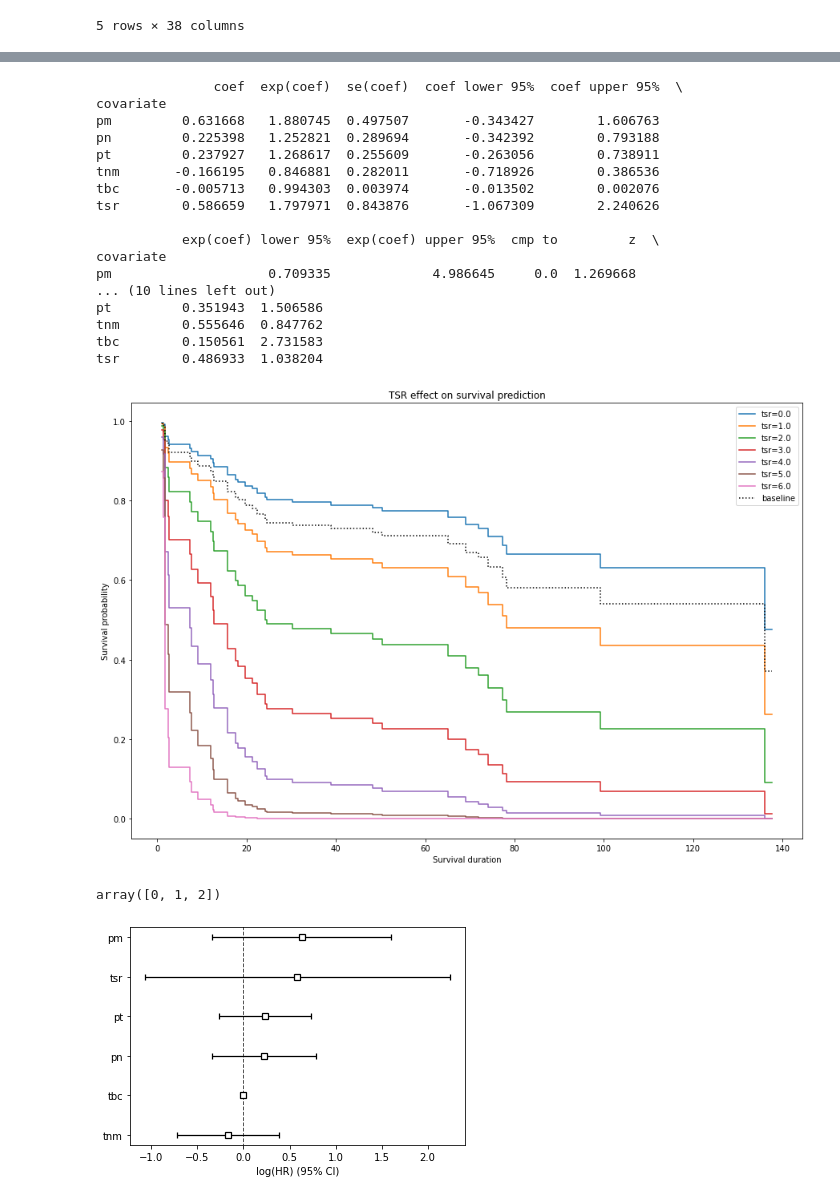
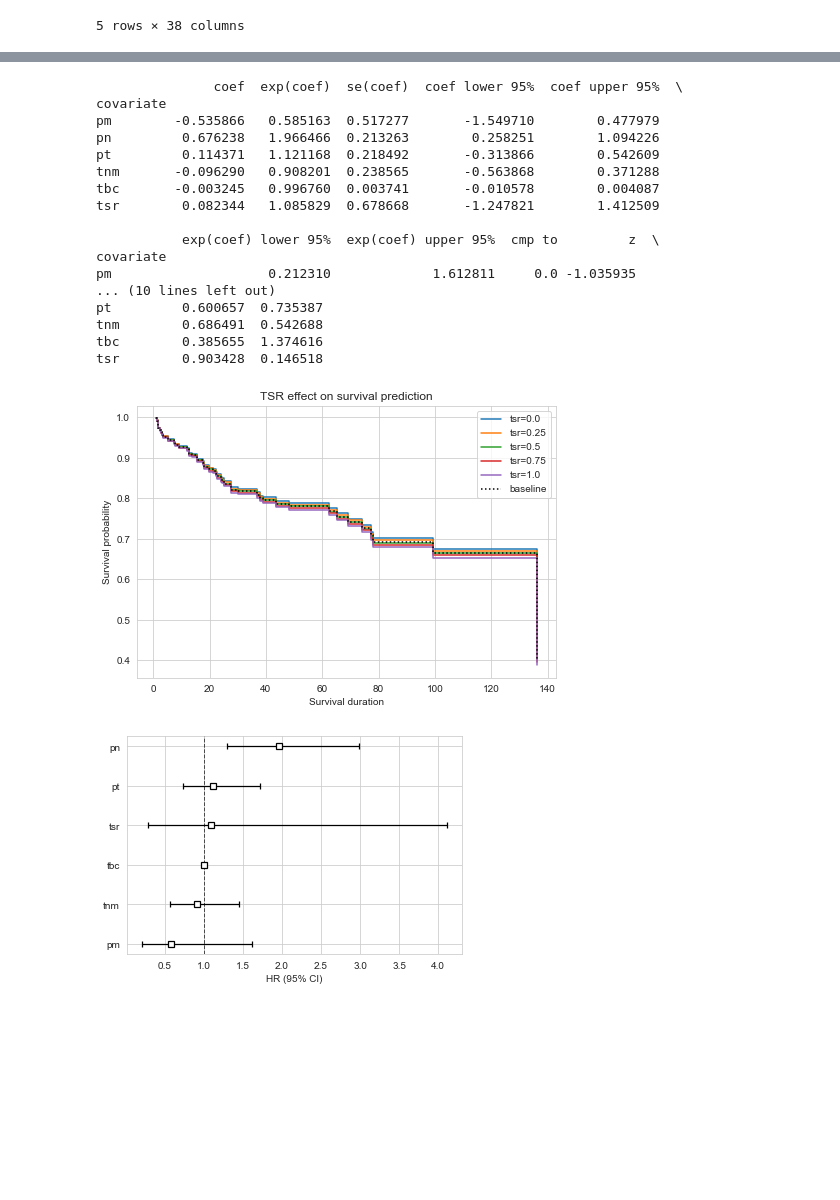
Before and after one commit to aalshabaan/self-supervised-pathology, a Jupyter notebook: process_metadata.ipynb, the cells around one changed output, grey strips where cells are left out. Saved outputs shown, nothing was run; the diff lists cells and outputs as text; code cells hidden in the pictures; blank space fills up the shorter version.

```diff
--- a/process_metadata.ipynb
+++ b/process_metadata.ipynb
@@ -29,21 +40,19 @@ df.head()
 # %%
-# Add tsr
-pred_path = os.path.join(Abed_utils.OUTPUT_ROOT, 'predictions_KNN')
-calculated_files = [x.split('_seg')[0] for x in os.listdir(pred_path)]
-
 def calculate_tsr(filename, accepted_files=calculated_files, pred_path=pred_path, default_value=np.nan):
     if filename in accepted_files:
         d = np.load(os.path.join(pred_path, f'{filename}_seg_dino_imagenet_100ep_KNN.npy'), allow_pickle=True).item()
         preds = d['classification']
         lbls = d['classification_labels']
-        T = preds[preds == lbls.index('TUM')].sum()
-        S = preds[preds == lbls.index('STR')].sum()
+        T = (preds == lbls.index('TUM')).sum()
+        S = (preds == lbls.index('STR')).sum()
         return T/(T+S)
     else:
         return default_value
 
 df['tsr'] = df.slide_filename.map(calculate_tsr)
-df[['slide_filename', 'tsr']].dropna().head()
+df['tsr_disc'] = np.round(np.floor(df.tsr*10)/10, decimals=1)
+df.dropna(subset=['tsr', 'os', 'dfs'],inplace=True)
+df[['slide_filename', 'tsr', 'tsr_disc']].head()
 # for wsi in glob(os.path.join(pred_path, '*.npy')):
 #     print(np.load(wsi, allow_pickle=True).item())
 #     print(os.path.basename(wsi).split('_seg')[0])
@@ -70,0 +91,7 @@ plt.show()
+# %%
+df['tsr_high'] = (df.tsr_disc >= 0.5).map({False:'Low', True:'High'})
+print(df.tsr_high.value_counts().sort_index())
+df.tsr_high.value_counts().plot.bar()
+# plt.xticks([0,1],['High', 'Low'])
+plt.ylabel('Count')
+plt.show()
@@ -114,39 +146,34 @@ print(model.summary)
 # %% [output]
                coef  exp(coef)  se(coef)  coef lower 95%  coef upper 95%  \
 covariate
-pm         0.631668   1.880745  0.497507       -0.343427        1.606763
-pn         0.225398   1.252821  0.289694       -0.342392        0.793188
-pt         0.237927   1.268617  0.255609       -0.263056        0.738911
-tnm       -0.166195   0.846881  0.282011       -0.718926        0.386536
-tbc       -0.005713   0.994303  0.003974       -0.013502        0.002076
-tsr        0.586659   1.797971  0.843876       -1.067309        2.240626
+pm        -0.535866   0.585163  0.517277       -1.549710        0.477979
+pn         0.676238   1.966466  0.213263        0.258251        1.094226
+pt         0.114371   1.121168  0.218492       -0.313866        0.542609
+tnm       -0.096290   0.908201  0.238565       -0.563868        0.371288
+tbc       -0.003245   0.996760  0.003741       -0.010578        0.004087
+tsr        0.082344   1.085829  0.678668       -1.247821        1.412509
 
            exp(coef) lower 95%  exp(coef) upper 95%  cmp to         z  \
 covariate
-pm                    0.709335             4.986645     0.0  1.269668
+pm                    0.212310             1.612811     0.0 -1.035935
 ... (10 lines left out)
-pt         0.351943  1.506586
-tnm        0.555646  0.847762
-tbc        0.150561  2.731583
-tsr        0.486933  1.038204
+pt         0.600657  0.735387
+tnm        0.686491  0.542688
+tbc        0.385655  1.374616
+tsr        0.903428  0.146518
 # %%
-_, ax = plt.subplots(1, 1, figsize=(15,10))
-model.plot_partial_effects_on_outcome(['tsr'], np.linspace(0,6,7), ax=ax)
+model.plot_partial_effects_on_outcome(['tsr'], np.linspace(0,1,5), figsize=(7.5,5))
 plt.title('TSR effect on survival prediction')
 plt.xlabel('Survival duration')
 plt.ylabel('Survival probability')
 plt.show()
 # %% [output]
-[figure, old version]
+[figure, new version]
-# %%
-encoders[lbl].transform(encoders[lbl].classes_)
-# %% [output]
-array([0, 1, 2])
 # %%
-model.plot()
+model.plot(hazard_ratios=True)
 plt.show()
 # %% [output]
-[figure, old version]
+[figure, new version]
 # %%
 model.check_assumptions(data, p_value_threshold=5e-2)
 # %% [output]
```
Also changed, not shown: parts of 22 cells of this notebook, 3 other files.
